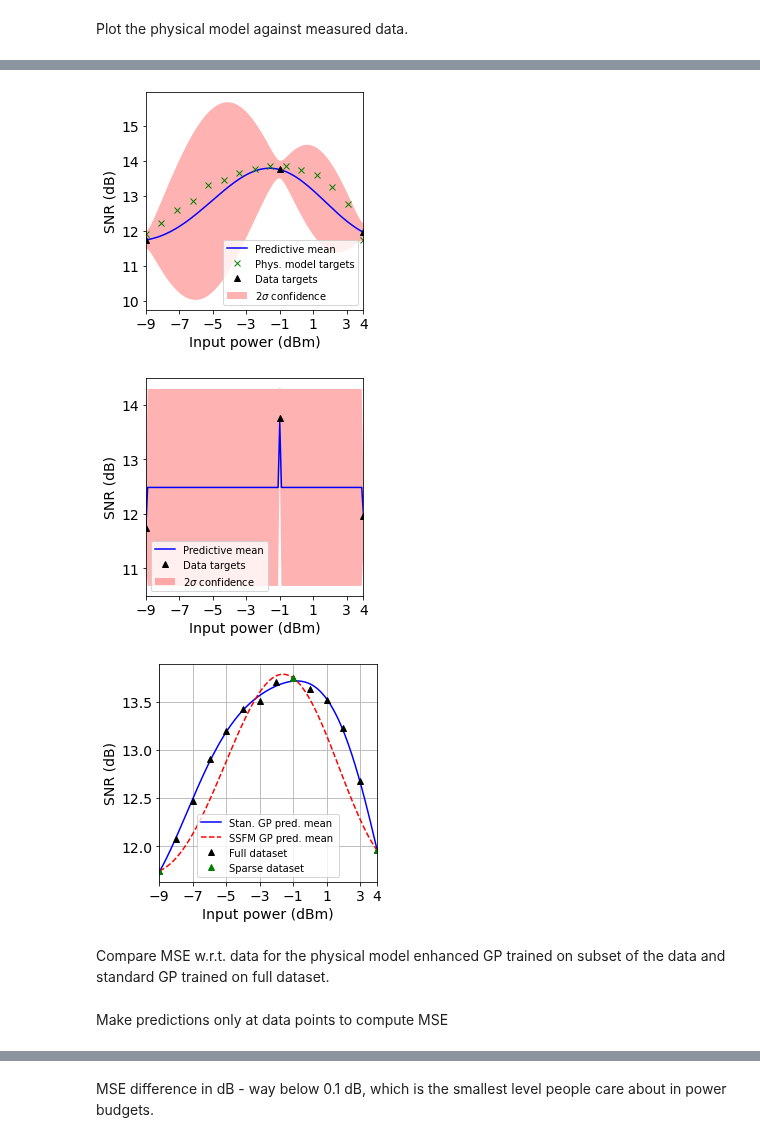
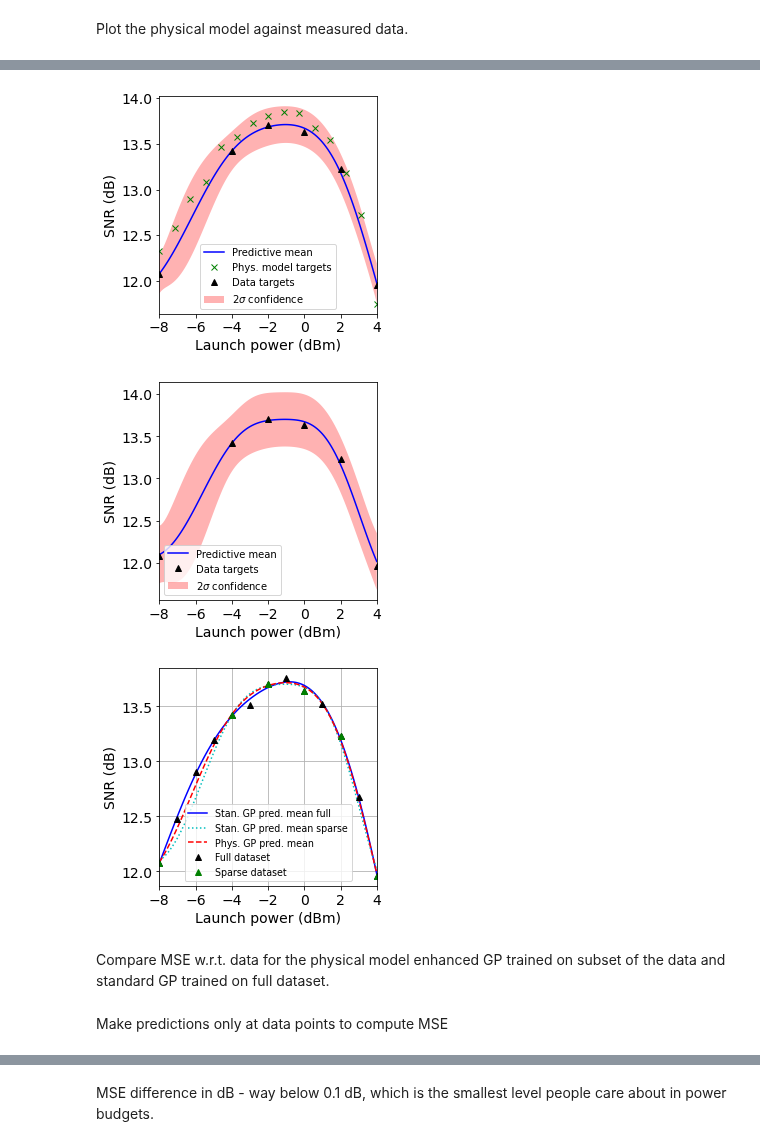
Before and after one commit to joshnevin/physics_enhanced_GPs, a Jupyter notebook: SSFM_enhanced_GPs_comp_d_pvar.ipynb, the cells around one changed output, grey strips where cells are left out. Saved outputs shown, nothing was run; the diff lists cells and outputs as text; code cells hidden in the pictures.

```diff
--- a/SSFM_enhanced_GPs_comp_d_pvar.ipynb
+++ b/SSFM_enhanced_GPs_comp_d_pvar.ipynb
@@ -25,12 +25,12 @@ Play around with the amount of data
 # pch = pch[:16]
 snr_comp = snr[:16] # to compare with SSFM
 pch_comp = pch[:16]
-# snr = snr[1:14]  # -8 to 4 dBm
-# pch = pch[1:14]
+snr = snr[1:14]  # -8 to 4 dBm
+pch = pch[1:14]
 # snr = snr[3:10] # -6 to 0 dBm  # 3 dBm around peak
 # pch = pch[3:10]
-snr = snr[1:15] # -9 to 4 dBm  # 2 dB SNR penalty around the peak
-pch = pch[1:15]
+# snr = snr[1:15] # -9 to 4 dBm  # 2 dB SNR penalty around the peak
+# pch = pch[1:15]
 # %%
 down_sample_factor = 1
 snr = np.array([snr[i] for i in range(len(snr)) if i % down_sample_factor == 0])
@@ -47,9 +43,21 @@ pch[0]
 # inds = [0, 4, 8, 12, 15]  # for -10 to 5 dBm
 # snr_sub = np.array([snr[inds[0]], snr[inds[1]], snr[inds[2]], snr[inds[3]], snr[inds[4]]])
 # pch_sub = np.array([pch[inds[0]], pch[inds[1]], pch[inds[2]], pch[inds[3]], pch[inds[4]]])
-# inds = [0, 3, 6, 9, 12]  # for -8 to 4 dBm
+# inds = [0, 3, 6, 9, 12]  # for -8 to 4 dBm, five meas.
 # snr_sub = np.array([snr[inds[0]], snr[inds[1]], snr[inds[2]], snr[inds[3]], snr[inds[4]]])
 # pch_sub = np.array([pch[inds[0]], pch[inds[1]], pch[inds[2]], pch[inds[3]], pch[inds[4]]])
+# inds = [0, 4, 8, 12]  # for -8 to 4 dBm, four meas.
+# snr_sub = np.array([snr[inds[0]], snr[inds[1]], snr[inds[2]], snr[inds[3]]])
+# pch_sub = np.array([pch[inds[0]], pch[inds[1]], pch[inds[2]], pch[inds[3]]])
+# inds = [0, 6, 12]  # for -8 to 4 dBm, three meas.
+# snr_sub = np.array([snr[inds[0]], snr[inds[1]], snr[inds[2]]])
+# pch_sub = np.array([pch[inds[0]], pch[inds[1]], pch[inds[2]]])
+# inds = [0, 5, 12]  # for -8 to 4 dBm, three meas. with a priori peak
+# snr_sub = np.array([snr[inds[0]], snr[inds[1]], snr[inds[2]]])
+# pch_sub = np.array([pch[inds[0]], pch[inds[1]], pch[inds[2]]])
+inds = [0, 2, 4, 6, 8, 12]  # for -8 to 4 dBm, six meas.
+snr_sub = np.array([snr[inds[0]], snr[inds[1]], snr[inds[2]], snr[inds[3]], snr[inds[4]], snr[inds[5]]])
+pch_sub = np.array([pch[inds[0]], pch[inds[1]], pch[inds[2]], pch[inds[3]], pch[inds[4]], pch[inds[5]]])
 # inds = [0, 7, 14, -1]  # for -15 to 5 dBm
 # snr_sub = np.array([snr[inds[0]], snr[inds[1]], snr[inds[2]], snr[inds[3]]])
 # pch_sub = np.array([pch[inds[0]], pch[inds[1]], pch[inds[2]], pch[inds[3]]])
@@ -71,9 +79,9 @@ pch[0]
 # inds = [0, 4, 8, -1]  # for -9 to 4 dBm, four meas.
 # snr_sub = np.array([snr[inds[0]], snr[inds[1]], snr[inds[2]], snr[inds[3]]])
 # pch_sub = np.array([pch[inds[0]], pch[inds[1]], pch[inds[2]], pch[inds[3]]])
-inds = [0, 5, -1]  # for -9 to 4 dBm, three meas.
-snr_sub = np.array([snr[inds[0]], snr[inds[1]], snr[inds[2]]])
-pch_sub = np.array([pch[inds[0]], pch[inds[1]], pch[inds[2]]])
+# inds = [0, 5, -1]  # for -9 to 4 dBm, three meas.
+# snr_sub = np.array([snr[inds[0]], snr[inds[1]], snr[inds[2]]])
+# pch_sub = np.array([pch[inds[0]], pch[inds[1]], pch[inds[2]]])
 plt.plot(pch, snr, 'b.', label='Full Data')
 plt.plot(pch_sub, snr_sub, 'r+', label='Subset')
 plt.xlabel("Power per channel (dBm)")
@@ -315,54 +317,59 @@ ax.fill(np.concatenate([pch_pred, pch_pred[::-1]]),
 plt.xlim([pch[-1], pch[0]])
 #plt.xlim([-8, 4])
 #plt.ylim([11.5, 14.2])
-#plt.xticks([-8, -6, -4, -2, 0, 2, 4])
-plt.xticks([-9, -7, -5, -3, -1, 1, 3, 4])
+plt.xticks([-8, -6, -4, -2, 0, 2, 4])
+#plt.xticks([-9, -7, -5, -3, -1, 1, 3, 4])
 #plt.xticks([-10, -7.5, -5, -2.5, 0, 2.5, 5 ])
 #plt.xticks([-6, -4, -2, 0, 2, 4])
-plt.xlabel("Input power (dBm)")
+plt.xlabel("Launch power (dBm)")
 plt.ylabel("SNR (dB)")
 #plt.title("Physics-enhanced GP")
-plt.legend(prop={'size':10}, loc=4)
+plt.legend(prop={'size':10})
 ax.set_aspect(1.0/ax.get_data_ratio(), adjustable='box')
 f.patch.set_facecolor('w')
 #plt.grid()
 #plt.savefig('figures/david_comp_gn_enhanced_gp_ppert.pdf', dpi=200,bbox_inches='tight')
 #plt.savefig('figures/final_phys_gp_comp.pdf', dpi=200,bbox_inches='tight')
-plt.savefig('figures/SSFM_phys_gp_comp.pdf', dpi=200,bbox_inches='tight')
+#plt.savefig('figures/SSFM_phys_gp_comp.pdf', dpi=200,bbox_inches='tight')
+#plt.savefig('figures/SSFM_phys_gp_comp3.pdf', dpi=200,bbox_inches='tight')
+#plt.savefig('figures/SSFM_phys_gp_comp6.pdf', dpi=200,bbox_inches='tight')
 plt.show()
 # %% [output]
-[figure, old version]
+[figure, new version]
 # %%
 f, ax = plt.subplots()
 ax.plot(pch_pred, mu_sk, 'b-', label = 'Predictive mean')
 #ax.plot(pch_shifted, snr,'k+', label = 'All data')
 ax.plot(pch_sub, snr_sub,'k^', label = 'Data targets')
 ax.fill(np.concatenate([pch_pred, pch_pred[::-1]]),
             np.concatenate([mu_sk_p2,
                             (mu_sk_n2)[::-1]]),
             alpha=0.3, fc='r', ec='None', label='2$\sigma$ confidence')
 plt.xlim([pch[-1], pch[0]])
-#plt.xticks([-8, -6, -4, -2, 0, 2, 4])
+plt.xticks([-8, -6, -4, -2, 0, 2, 4])
 #plt.xticks([-10, -7.5, -5, -2.5, 0, 2.5, 5 ])
-plt.xticks([-9, -7, -5, -3, -1, 1, 3, 4])
+#plt.xticks([-9, -7, -5, -3, -1, 1, 3, 4])
 #plt.ylim([11.3,14.5])
-plt.xlabel("Input power (dBm)")
+plt.xlabel("Launch power (dBm)")
 plt.ylabel("SNR (dB)")
 #plt.title("Normal GP")
-plt.legend(loc= 3,prop={'size':10})
+plt.legend(prop={'size':10}, loc=3)
 ax.set_aspect(1.0/ax.get_data_ratio(), adjustable='box')
 f.patch.set_facecolor('w')
 #plt.savefig('figures/david_comp_standard_gp_ppert.pdf', dpi=200,bbox_inches='tight')
-plt.savefig('figures/final_stan_gp_comp.pdf', dpi=200,bbox_inches='tight')
+#plt.savefig('figures/final_stan_gp_comp.pdf', dpi=200,bbox_inches='tight')
+#plt.savefig('figures/final_stan_gp_comp3.pdf', dpi=200,bbox_inches='tight')
+#plt.savefig('figures/final_stan_gp_comp6.pdf', dpi=200,bbox_inches='tight')
 plt.show()
 # %% [output]
-[figure, old version]
+[figure, new version]
 # %%
 #GN_pred_mean = np.genfromtxt(open("shared_data/GN_mu_sk_phys_initbtb.csv", "r"), delimiter=",", dtype =float)
 # %%
 f, ax = plt.subplots()
-ax.plot(pch_pred, mu_sk_f, 'b-', label = 'Stan. GP pred. mean ')
-ax.plot(pch_pred, mu_sk_phys, 'r--', label = 'SSFM GP pred. mean')
+ax.plot(pch_pred, mu_sk_f, 'b-', label = 'Stan. GP pred. mean full')
+ax.plot(pch_pred, mu_sk, 'c:', label = 'Stan. GP pred. mean sparse')
+ax.plot(pch_pred, mu_sk_phys, 'r--', label = 'Phys. GP pred. mean')
 #ax.plot(pch, GN_pred_mean, 'c:', label = 'GN GP pred. mean')
 ax.plot(pch, snr,'k^', label = 'Full dataset')
 ax.plot(pch_sub, snr_sub,'g^', label = 'Sparse dataset')
@@ -372,24 +379,24 @@ ax.plot(pch_sub, snr_sub,'g^', label = 'Sparse dataset')
 #             alpha=0.3, fc='r', ec='None', label='2$\sigma$ confidence')
 plt.xlim([pch[-1], pch[0]])
 #plt.xticks([-10, -7.5, -5, -2.5, 0, 2.5, 5 ])
-#plt.xticks([-8, -6, -4, -2, 0, 2, 4])
-plt.xticks([-9, -7, -5, -3, -1, 1, 3, 4])
+plt.xticks([-8, -6, -4, -2, 0, 2, 4])
+#plt.xticks([-9, -7, -5, -3, -1, 1, 3, 4])
 #plt.ylim([11.8,14])
 #plt.xticks([-2.5, -1, 0.5, 2, 3.5 ])
 #plt.xticks([-6, -4, -2, 0, 2, 4 ])
-plt.xlabel("Input power (dBm)")
+plt.xlabel("Launch power (dBm)")
 plt.ylabel("SNR (dB)")
 #plt.title("Normal GP")
-plt.legend(prop={'size':10})
+plt.legend(prop={'size':9.5})
 ax.set_aspect(1.0/ax.get_data_ratio(), adjustable='box')
 f.patch.set_facecolor('w')
 plt.grid()
 #plt.savefig('figures/david_comp_standard_gp_full_ppert.pdf', dpi=200,bbox_inches='tight')
-plt.savefig('figures/final_comp_stan_gp_full.pdf', dpi=200,bbox_inches='tight')
+#plt.savefig('figures/final_comp_stan_gp_full.pdf', dpi=200,bbox_inches='tight')
+#plt.savefig('figures/final_comp_stan_gp_full3.pdf', dpi=200,bbox_inches='tight')
+#plt.savefig('figures/final_comp_stan_gp_full6.pdf', dpi=200,bbox_inches='tight')
 plt.show()
 # %% [output]
-[figure, old version]
+[figure, new version]
 # %% [markdown]
 Compare MSE w.r.t. data for the physical model enhanced GP trained on subset of the data and standard GP trained on full dataset.
-# %% [markdown]
-Make predictions only at data points to compute MSE
@@ -399,0 +403,2 @@ gp_pred, gp_pred_std, _, _ = train_standard_gp(pch_sub, snr_sub, pch)
+# %% [markdown]
+Make predictions only at data points to compute MSE
```
Also changed, not shown: parts of 41 cells of this notebook, 1 other file.
